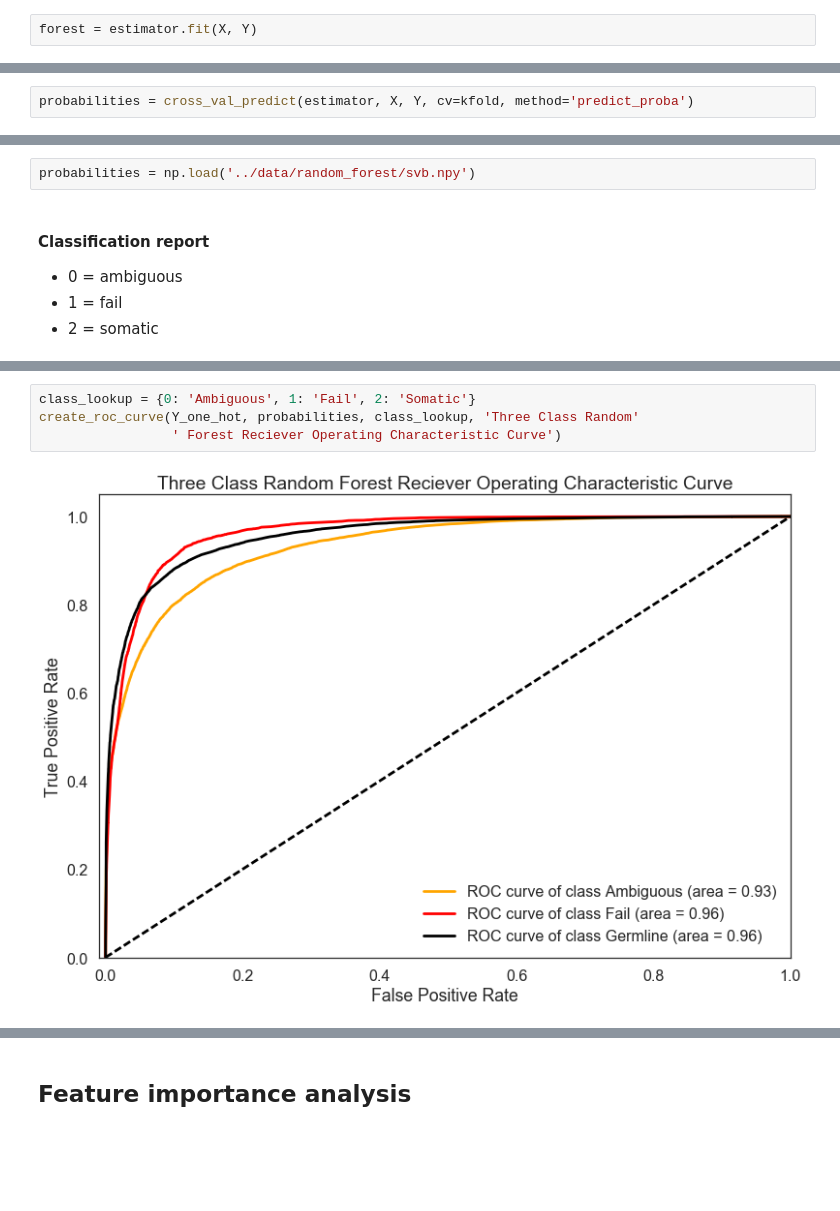
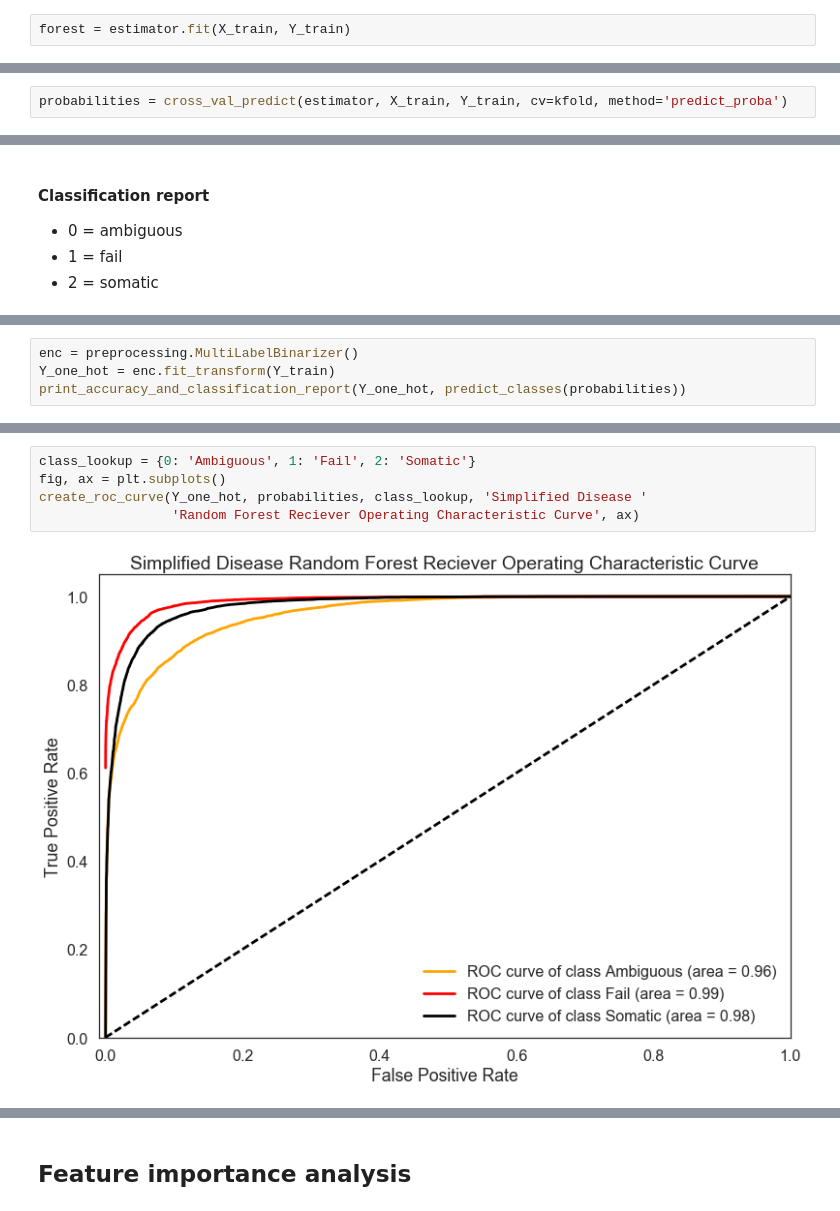
Before and after one commit to griffithlab/DeepSVR, a Jupyter notebook: notebooks/Random forest.ipynb, the cells around one changed output, grey strips where cells are left out. Drawn from its saved outputs; the diff is of its cells as text; blank space fills up the shorter version.

```diff
--- a/notebooks/Random forest.ipynb
+++ b/notebooks/Random forest.ipynb
@@ -137,4 +130,4 @@ confidence intervals +-:  [ 0.00145796  0.0042988   0.00736642  0.00980664  0.01
 # %% [markdown]
 ## Feature importance analysis
 # %%
-forest = estimator.fit(X, Y)
+forest = estimator.fit(X_train, Y_train)
@@ -185,2 +224,2 @@ Y.shape
 # %%
-probabilities = cross_val_predict(estimator, X, Y, cv=kfold, method='predict_proba')
+probabilities = cross_val_predict(estimator, X_train, Y_train, cv=kfold, method='predict_proba')
@@ -189,5 +226,3 @@ np.save('../data/random_forest/svb.npy', probabilities)
-# %%
-probabilities = np.load('../data/random_forest/svb.npy')
 # %% [markdown]
 #### Classification report
 * 0 = ambiguous
@@ -211,0 +231,4 @@ avg / total       0.84      0.84      0.84     41787
+# %%
+enc = preprocessing.MultiLabelBinarizer()
+Y_one_hot = enc.fit_transform(Y_train)
+print_accuracy_and_classification_report(Y_one_hot, predict_classes(probabilities))
@@ -212,7 +248,8 @@ avg / total       0.84      0.84      0.84     41787
 # %%
 class_lookup = {0: 'Ambiguous', 1: 'Fail', 2: 'Somatic'}
-create_roc_curve(Y_one_hot, probabilities, class_lookup, 'Three Class Random'
-                 ' Forest Reciever Operating Characteristic Curve')
+fig, ax = plt.subplots()
+create_roc_curve(Y_one_hot, probabilities, class_lookup, 'Simplified Disease '
+                 'Random Forest Reciever Operating Characteristic Curve', ax)
 # %% [output]
-[figure, old version]
+[figure, new version]
 # %%
```
Also changed, not shown: parts of 112 cells of this notebook, 17 other files.
